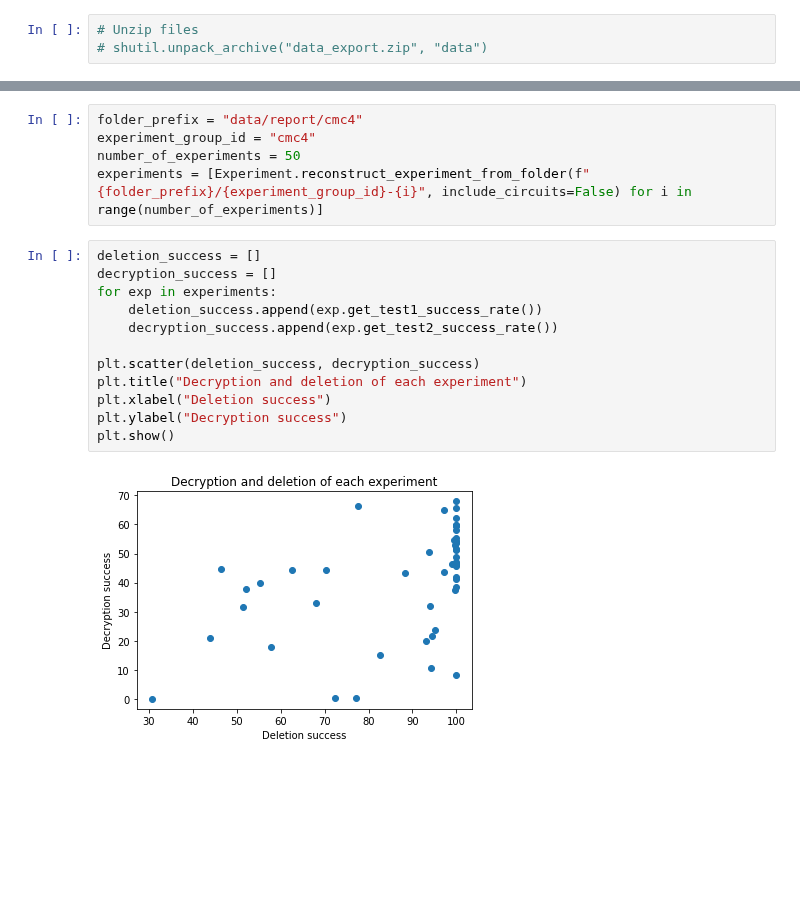
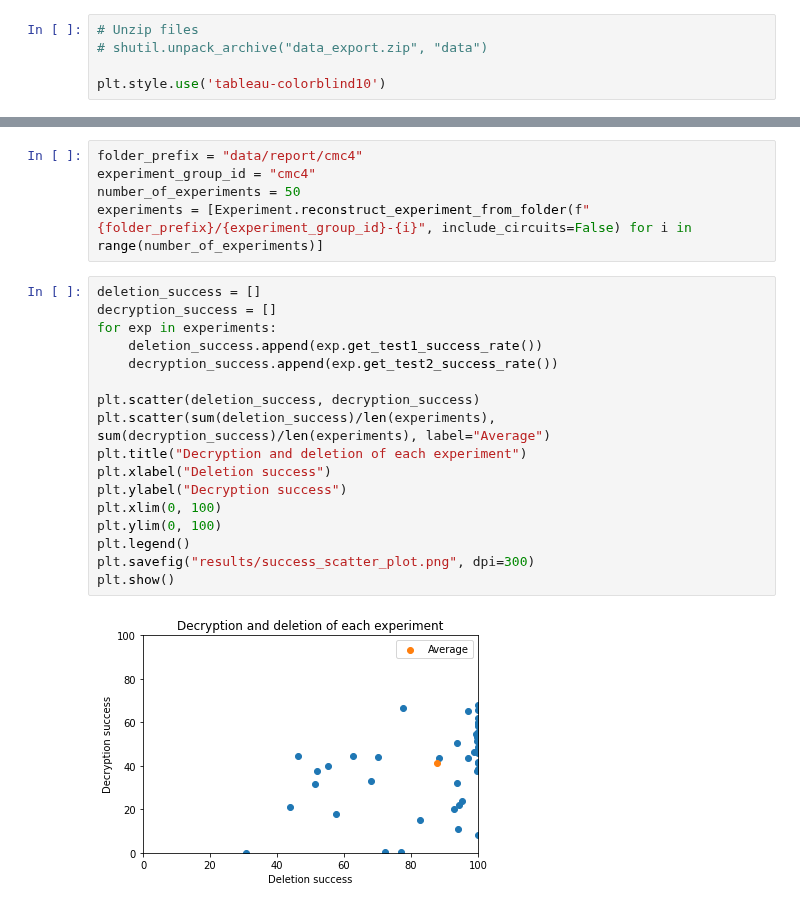
Before and after one commit to OrenScheer/certified-deletion, a Jupyter notebook: plot_creation.ipynb, the cells around one changed output, grey strips where cells are left out. Saved outputs shown, nothing was run; the diff lists cells and outputs as text; blank space fills up the shorter version.

Commit message:
Add plots

```diff
--- a/plot_creation.ipynb
+++ b/plot_creation.ipynb
@@ -6,6 +6,8 @@ import scheme_parameters
 # %%
 # Unzip files
 # shutil.unpack_archive("data_export.zip", "data")
+
+plt.style.use('tableau-colorblind10')
 # %%
 folder_prefix = "data/report/delay-oslo"
 experiment_group_id = "delay"
@@ -177,17 +206,22 @@ experiments = [Experiment.reconstruct_experiment_from_folder(f"{folder_prefix}/{
 # %%
 deletion_success = []
 decryption_success = []
 for exp in experiments:
     deletion_success.append(exp.get_test1_success_rate())
     decryption_success.append(exp.get_test2_success_rate())
 
 plt.scatter(deletion_success, decryption_success)
+plt.scatter(sum(deletion_success)/len(experiments), sum(decryption_success)/len(experiments), label="Average")
 plt.title("Decryption and deletion of each experiment")
 plt.xlabel("Deletion success")
 plt.ylabel("Decryption success")
+plt.xlim(0, 100)
+plt.ylim(0, 100)
+plt.legend()
+plt.savefig("results/success_scatter_plot.png", dpi=300)
 plt.show()
 # %% [output]
-[figure, old version]
+[figure, new version]
 # %%
 figure, axis = plt.subplots()
 axis.set_title('Success of 50 experiments on ibm_cairo')
```
Also changed, not shown: parts of 11 cells of this notebook, 13 other files.
